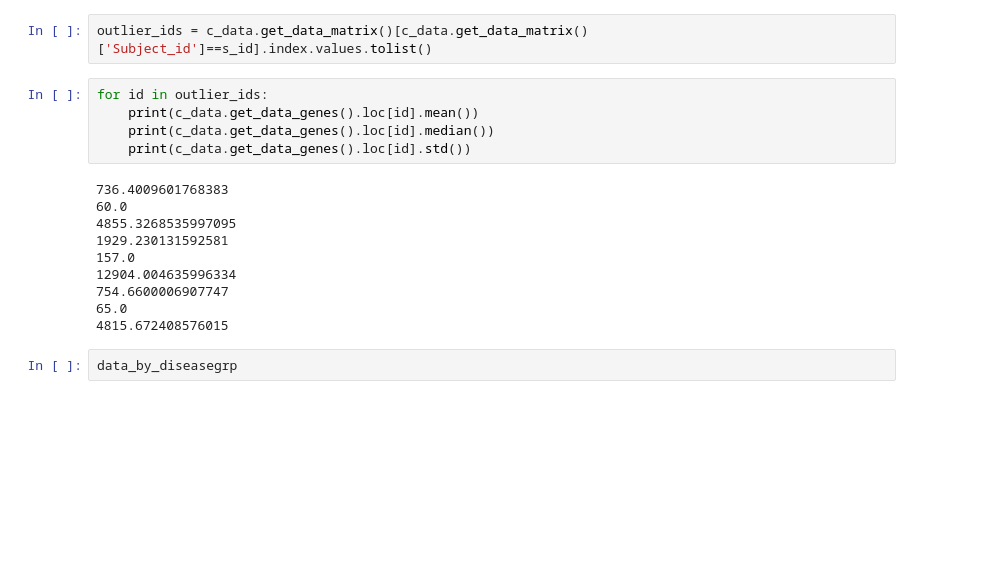
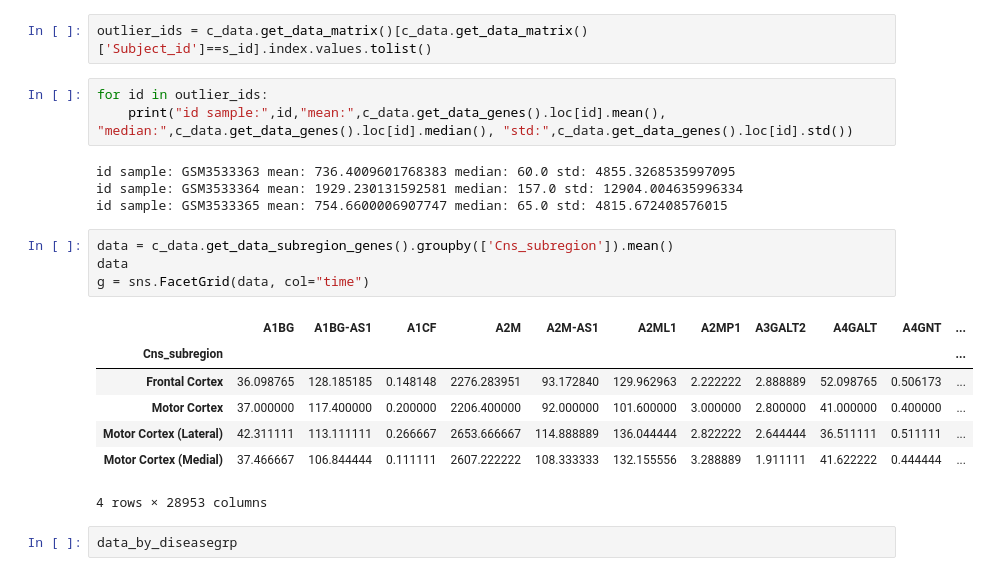
Before and after one commit to lenorabuggenhoudt/BioInfo, a Jupyter notebook: data_extraction.ipynb, the cells around one changed output. Drawn from its saved outputs; the diff is of its cells as text; blank space fills up the shorter version.

```diff
--- a/data_extraction.ipynb
+++ b/data_extraction.ipynb
@@ -467,19 +505,23 @@ c_data.get_data_matrix()[c_data.get_data_matrix()['Subject_id']==s_id]
 outlier_ids = c_data.get_data_matrix()[c_data.get_data_matrix()['Subject_id']==s_id].index.values.tolist()
 # %%
 for id in outlier_ids:
-    print(c_data.get_data_genes().loc[id].mean())
-    print(c_data.get_data_genes().loc[id].median())
-    print(c_data.get_data_genes().loc[id].std())
+    print("id sample:",id,"mean:",c_data.get_data_genes().loc[id].mean(), "median:",c_data.get_data_genes().loc[id].median(), "std:",c_data.get_data_genes().loc[id].std())
 # %% [output]
-736.4009601768383
-60.0
-4855.3268535997095
-1929.230131592581
-157.0
-12904.004635996334
-754.6600006907747
-65.0
-4815.672408576015
+id sample: GSM3533363 mean: 736.4009601768383 median: 60.0 std: 4855.3268535997095
+id sample: GSM3533364 mean: 1929.230131592581 median: 157.0 std: 12904.004635996334
+id sample: GSM3533365 mean: 754.6600006907747 median: 65.0 std: 4815.672408576015
+# %%
+data = c_data.get_data_subregion_genes().groupby(['Cns_subregion']).mean()
+data
+g = sns.FacetGrid(data, col="time")
+# %% [output]
+|  | A1BG | A1BG-AS1 | A1CF | A2M | A2M-AS1 | A2ML1 | A2MP1 | A3GALT2 | A4GALT | A4GNT | ... |
+| Cns_subregion |  |  |  |  |  |  |  |  |  |  | ... |
+| Frontal Cortex | 36.098765 | 128.185185 | 0.148148 | 2276.283951 | 93.172840 | 129.962963 | 2.222222 | 2.888889 | 52.098765 | 0.506173 | ... |
+| Motor Cortex | 37.000000 | 117.400000 | 0.200000 | 2206.400000 | 92.000000 | 101.600000 | 3.000000 | 2.800000 | 41.000000 | 0.400000 | ... |
+| Motor Cortex (Lateral) | 42.311111 | 113.111111 | 0.266667 | 2653.666667 | 114.888889 | 136.044444 | 2.822222 | 2.644444 | 36.511111 | 0.511111 | ... |
+| Motor Cortex (Medial) | 37.466667 | 106.844444 | 0.111111 | 2607.222222 | 108.333333 | 132.155556 | 3.288889 | 1.911111 | 41.622222 | 0.444444 | ... |
+4 rows × 28953 columns
 # %%
 data_by_diseasegrp
 # %% [output]
```
Also changed, not shown: parts of 5 cells of this notebook.
